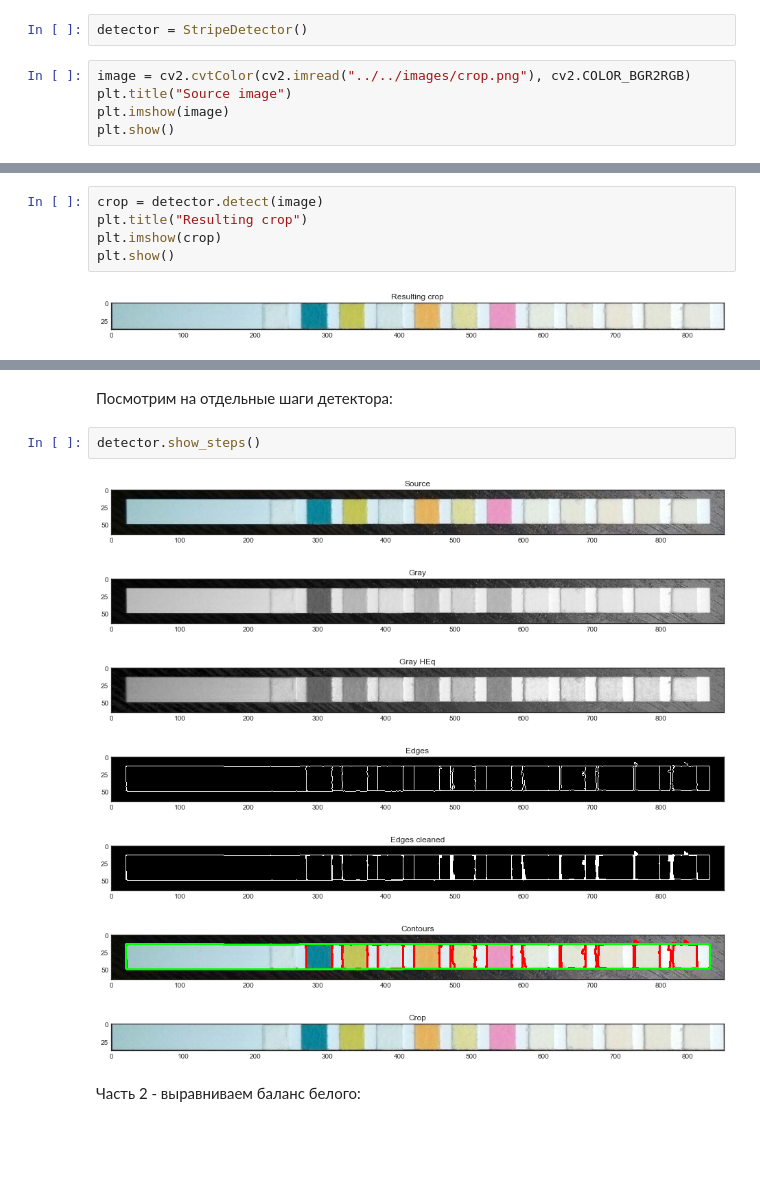
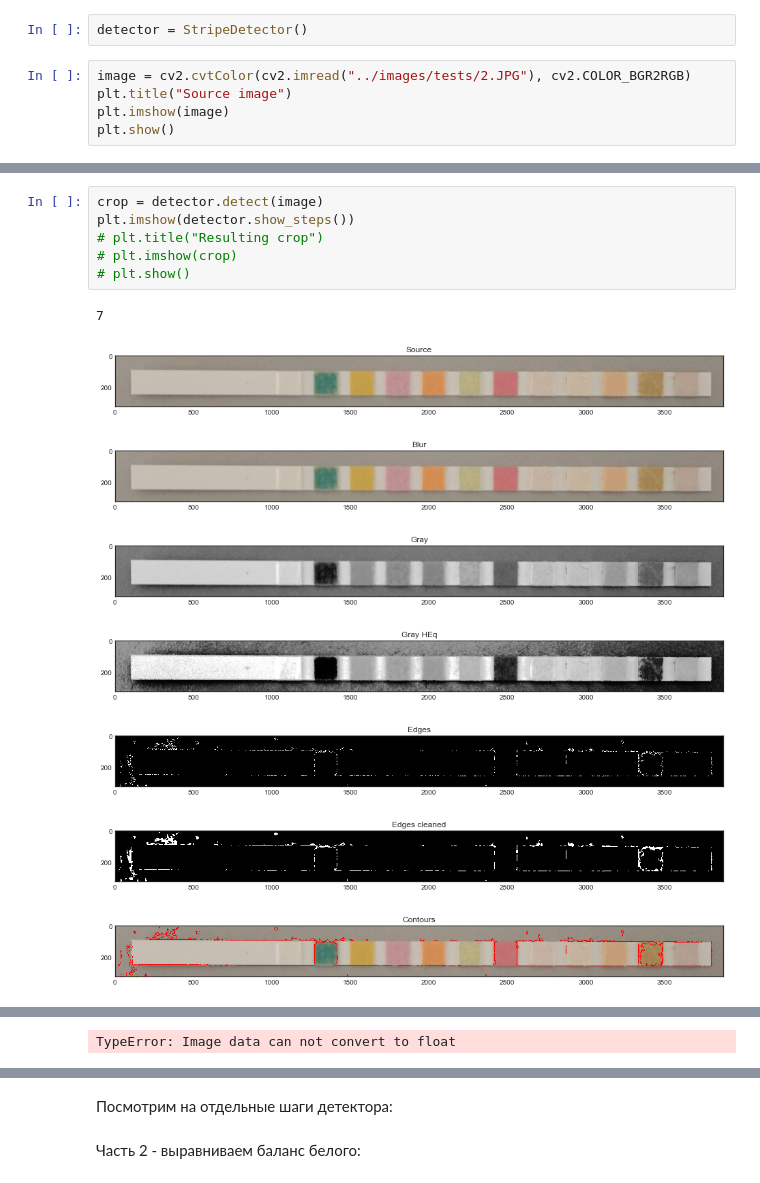
Before and after one commit to lysukhin/urinalysis, a Jupyter notebook: scripts/Pipeline_demo.ipynb, the cells around one changed output, grey strips where cells are left out. Drawn from its saved outputs; the diff is of its cells as text; blank space fills up the shorter version.

```diff
--- a/scripts/Pipeline_demo.ipynb
+++ b/scripts/Pipeline_demo.ipynb
@@ -19,7 +19,7 @@ from stripes.detection import StripeDetector
 # %%
 detector = StripeDetector()
 # %%
-image = cv2.cvtColor(cv2.imread("../../images/crop.png"), cv2.COLOR_BGR2RGB)
+image = cv2.cvtColor(cv2.imread("../images/tests/2.JPG"), cv2.COLOR_BGR2RGB)
 plt.title("Source image")
 plt.imshow(image)
 plt.show()
@@ -28,7 +28,15 @@ plt.show()
 # %%
 crop = detector.detect(image)
-plt.title("Resulting crop")
-plt.imshow(crop)
-plt.show()
+plt.imshow(detector.show_steps())
+# plt.title("Resulting crop")
+# plt.imshow(crop)
+# plt.show()
 # %% [output]
+7
-[figure, old version]
+[figure, new version]
+[figure, added]
+[figure, added]
+[figure, added]
+[figure, added]
+[figure, added]
+[figure, added]
@@ -34,0 +44 @@ plt.show()
+TypeError: Image data can not convert to float
@@ -35,15 +46,5 @@ plt.show()
 # %% [markdown]
 Посмотрим на отдельные шаги детектора:
-# %%
-detector.show_steps()
-# %% [output]
-[figure, removed]
-[figure, removed]
-[figure, removed]
-[figure, removed]
-[figure, removed]
-[figure, removed]
-[figure, removed]
 # %% [markdown]
 Часть 2 - выравниваем баланс белого:
 # %%
```
Also changed, not shown: parts of 6 cells of this notebook, 11 other files.
